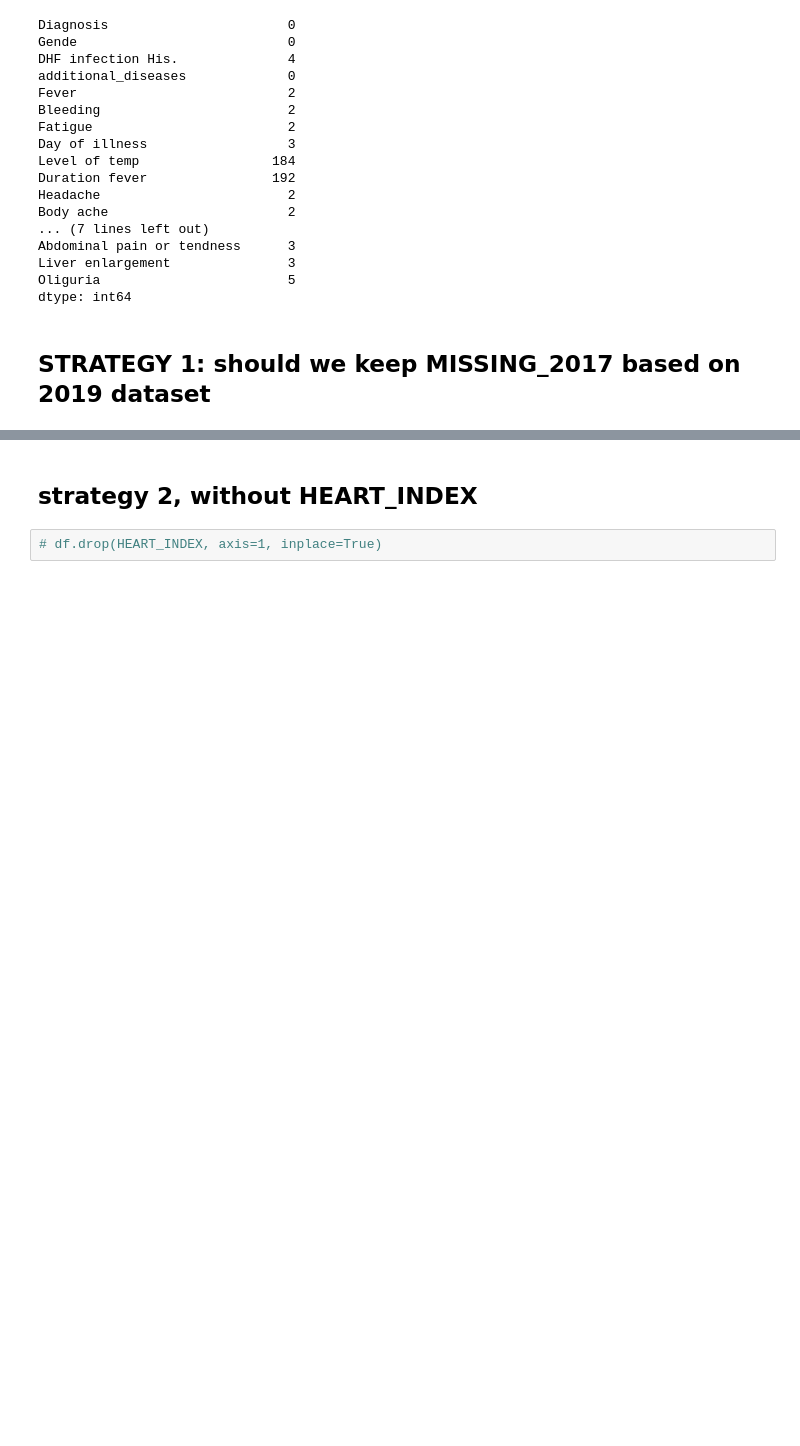
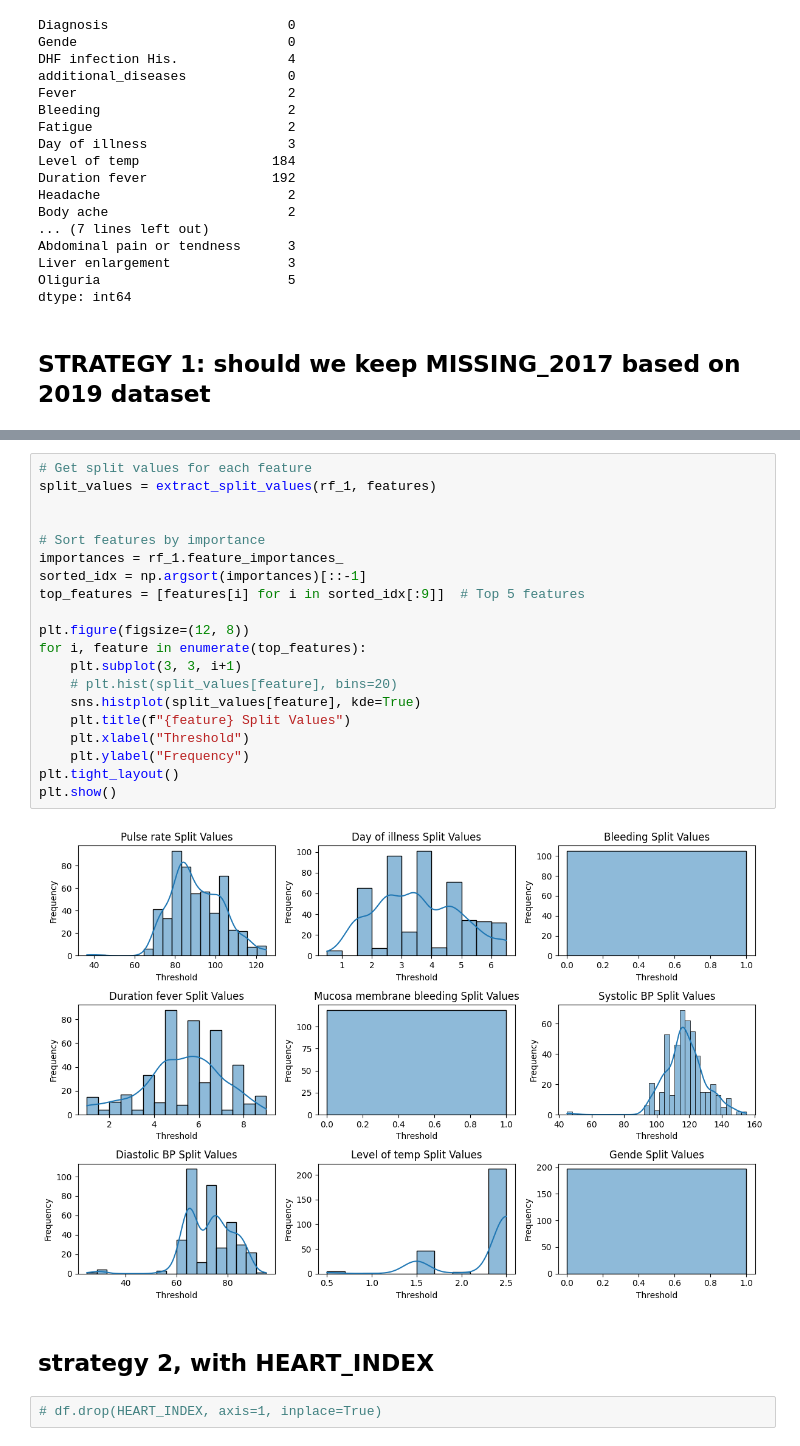
Before and after one commit to khnam-ng/SevereDengueFever, a Jupyter notebook: notebooks/2nd_try.ipynb, the cells around one changed output, grey strips where cells are left out. Saved outputs shown, nothing was run; the diff lists cells and outputs as text; blank space fills up the shorter version.

```diff
--- a/notebooks/2nd_try.ipynb
+++ b/notebooks/2nd_try.ipynb
@@ -153,5 +153,27 @@ percentage of predictions:  {'1': 56.76, '2': 43.24}
+# %%
+# Get split values for each feature
+split_values = extract_split_values(rf_1, features)
+
+
+# Sort features by importance
+importances = rf_1.feature_importances_
+sorted_idx = np.argsort(importances)[::-1]
+top_features = [features[i] for i in sorted_idx[:9]]  # Top 5 features
+
+plt.figure(figsize=(12, 8))
+for i, feature in enumerate(top_features):
+    plt.subplot(3, 3, i+1)
+    # plt.hist(split_values[feature], bins=20)
+    sns.histplot(split_values[feature], kde=True)
+    plt.title(f"{feature} Split Values")
+    plt.xlabel("Threshold")
+    plt.ylabel("Frequency")
+plt.tight_layout()
+plt.show()
+# %% [output]
+[figure, added]
 # %% [markdown]
-## strategy 2, without HEART_INDEX
+## strategy 2, with HEART_INDEX
 # %%
 # df.drop(HEART_INDEX, axis=1, inplace=True)
 # %%
```
Also changed, not shown: parts of 4 cells of this notebook, 3 other files.
